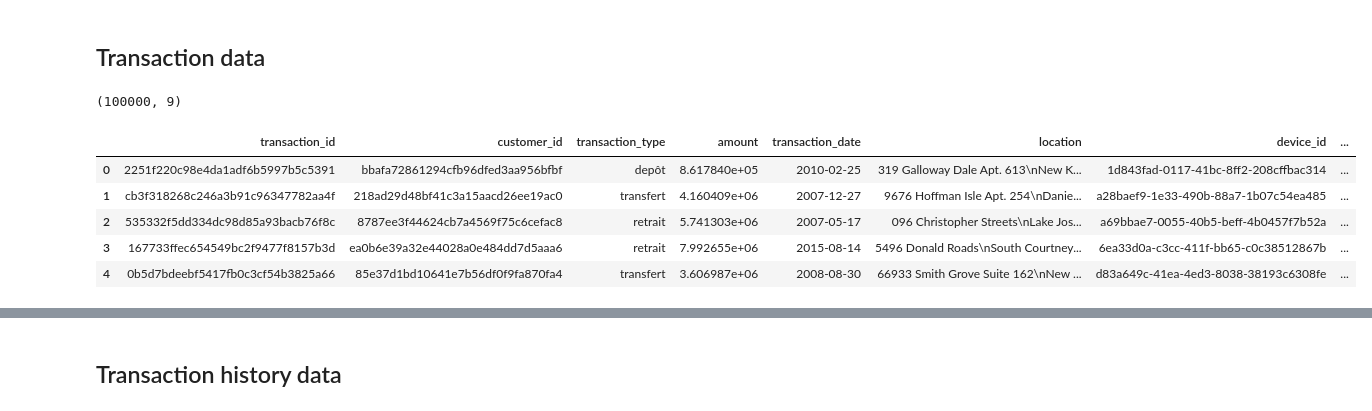
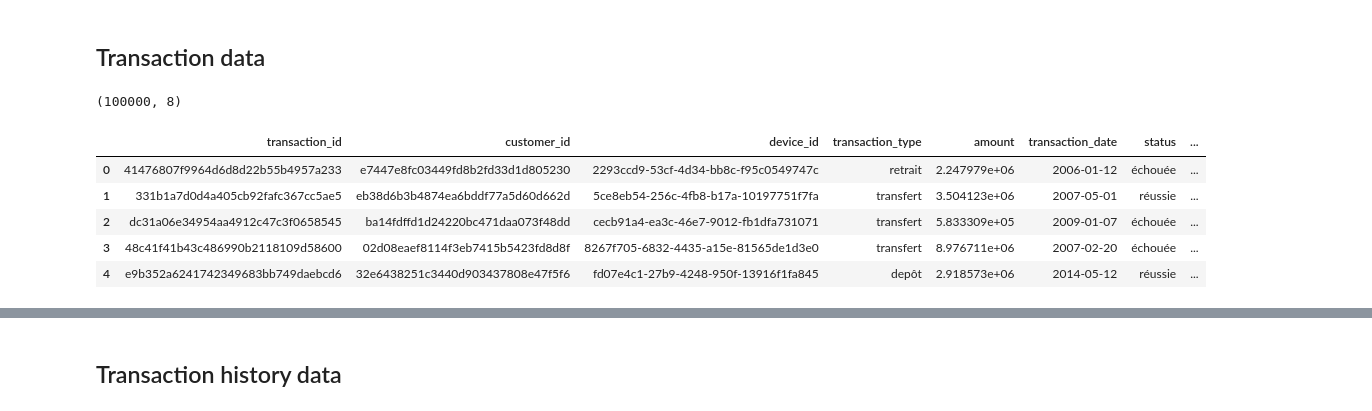
Before and after one commit to Anaaurelle237/AI_Summer_projet_8, a Jupyter notebook: notebooks/create_table.ipynb, the cells around one changed output, grey strips where cells are left out. Drawn from its saved outputs; the diff is of its cells as text; code cells hidden in the pictures.

```diff
--- a/notebooks/create_table.ipynb
+++ b/notebooks/create_table.ipynb
@@ -93,0 +99,4 @@ customer_df.head()
+# %%
+customer_df_1 = customer_df.iloc[:4000]
+customer_df_2 = customer_df.iloc[4000:7000]
+customer_df_3 = customer_df.iloc[7000:]
@@ -94 +123,14 @@ customer_df.head()
+# %%
+city_3_list = []
+for cust in customer_df_3.iterrows():
+    city_3 = random.choice(list(cities.city))
+    city_3_dict = {
+        'city': city_3,
+        'region' : cities[cities.city == city_3]['admin_name'].iloc[0]
+    }
+    city_3_list.append(city_3_dict)
+customer_df_3[["city", "region"]] = pd.DataFrame(city_3_list)
+# %%
+customer_df_final = pd.concat([customer_df_1, customer_df_2, customer_df_3])
+customer_df_final.shape
 # %%
@@ -189,48 +217,49 @@ devices
 devices.to_csv('../Data/Train/devices.csv', index=False)
 # %% [markdown]
 ## Transaction data
-# %%
-location_list = []
-for i in tqdm(range(1000)):
-    location = fake.address()
-    location_list.append(location)
 # %%
+location_list = list(cities.city)
 transaction_list=[]
-customer_id_list = customer_df["customer_id"]
+customer_id_list = customer_df_final["customer_id"]
+
+def is_fraud_trans(status):
+    if status == "échouée":
+        return 1
+    else:
+        return 0
 
 for i in tqdm(range(100000)):
     transaction_id = generate_random_id()
     customer_id = random.choice(customer_id_list)
     transaction_type = random.choice(["retrait", "depôt", "transfert"])
     amount = uniform(100, 10000000)
     transaction_date = fake.date_between(start_date, end_date)
-    location = random.choice(location_list)
+    #location = random.choice(location_list)
     device_id = random.choice(devices["device_id"])
     status = random.choice(["échouée", "réussie"])
-    is_fraud = random.choice([0,1])
 
     transaction_dict = {
         "transaction_id": transaction_id,
         "customer_id": customer_id,
+        "device_id": device_id,
         "transaction_type": transaction_type,
         "amount": amount,
         "transaction_date": transaction_date,
-        "location": location,
-        "device_id": device_id,
+        #"location": location,
         "status": status,
-        "is_fraud": is_fraud
+        "is_fraud": is_fraud_trans(transaction_type, amount, status)
     }
 
     transaction_list.append(transaction_dict)
 
 transaction_df = pd.DataFrame(transaction_list)
 print(transaction_df.shape)
 transaction_df.head()
 # %% [output]
-(100000, 9)
+(100000, 8)
-|  | transaction_id | customer_id | transaction_type | amount | transaction_date | location | device_id | ... |
-| 0 | 2251f220c98e4da1adf6b5997b5c5391 | bbafa72861294cfb96dfed3aa956bfbf | depôt | 8.617840e+05 | 2010-02-25 | 319 Galloway Dale Apt. 613\nNew K... | 1d843fad-0117-41bc-8ff2-208cffbac314 | ... |
-| 1 | cb3f318268c246a3b91c96347782aa4f | 218ad29d48bf41c3a15aacd26ee19ac0 | transfert | 4.160409e+06 | 2007-12-27 | 9676 Hoffman Isle Apt. 254\nDanie... | a28baef9-1e33-490b-88a7-1b07c54ea485 | ... |
-| 2 | 535332f5dd334dc98d85a93bacb76f8c | 8787ee3f44624cb7a4569f75c6cefac8 | retrait | 5.741303e+06 | 2007-05-17 | 096 Christopher Streets\nLake Jos... | a69bbae7-0055-40b5-beff-4b0457f7b52a | ... |
-| 3 | 167733ffec654549bc2f9477f8157b3d | ea0b6e39a32e44028a0e484dd7d5aaa6 | retrait | 7.992655e+06 | 2015-08-14 | 5496 Donald Roads\nSouth Courtney... | 6ea33d0a-c3cc-411f-bb65-c0c38512867b | ... |
-| 4 | 0b5d7bdeebf5417fb0c3cf54b3825a66 | 85e37d1bd10641e7b56df0f9fa870fa4 | transfert | 3.606987e+06 | 2008-08-30 | 66933 Smith Grove Suite 162\nNew ... | d83a649c-41ea-4ed3-8038-38193c6308fe | ... |
+|  | transaction_id | customer_id | device_id | transaction_type | amount | transaction_date | status | ... |
+| 0 | 41476807f9964d6d8d22b55b4957a233 | e7447e8fc03449fd8b2fd33d1d805230 | 2293ccd9-53cf-4d34-bb8c-f95c0549747c | retrait | 2.247979e+06 | 2006-01-12 | échouée | ... |
+| 1 | 331b1a7d0d4a405cb92fafc367cc5ae5 | eb38d6b3b4874ea6bddf77a5d60d662d | 5ce8eb54-256c-4fb8-b17a-10197751f7fa | transfert | 3.504123e+06 | 2007-05-01 | réussie | ... |
+| 2 | dc31a06e34954aa4912c47c3f0658545 | ba14fdffd1d24220bc471daa073f48dd | cecb91a4-ea3c-46e7-9012-fb1dfa731071 | transfert | 5.833309e+05 | 2009-01-07 | échouée | ... |
+| 3 | 48c41f41b43c486990b2118109d58600 | 02d08eaef8114f3eb7415b5423fd8d8f | 8267f705-6832-4435-a15e-81565de1d3e0 | transfert | 8.976711e+06 | 2007-02-20 | échouée | ... |
+| 4 | e9b352a6241742349683bb749daebcd6 | 32e6438251c3440d903437808e47f5f6 | fd07e4c1-27b9-4248-950f-13916f1fa845 | depôt | 2.918573e+06 | 2014-05-12 | réussie | ... |
```
Also changed, not shown: parts of 26 cells of this notebook, 2 other files.
